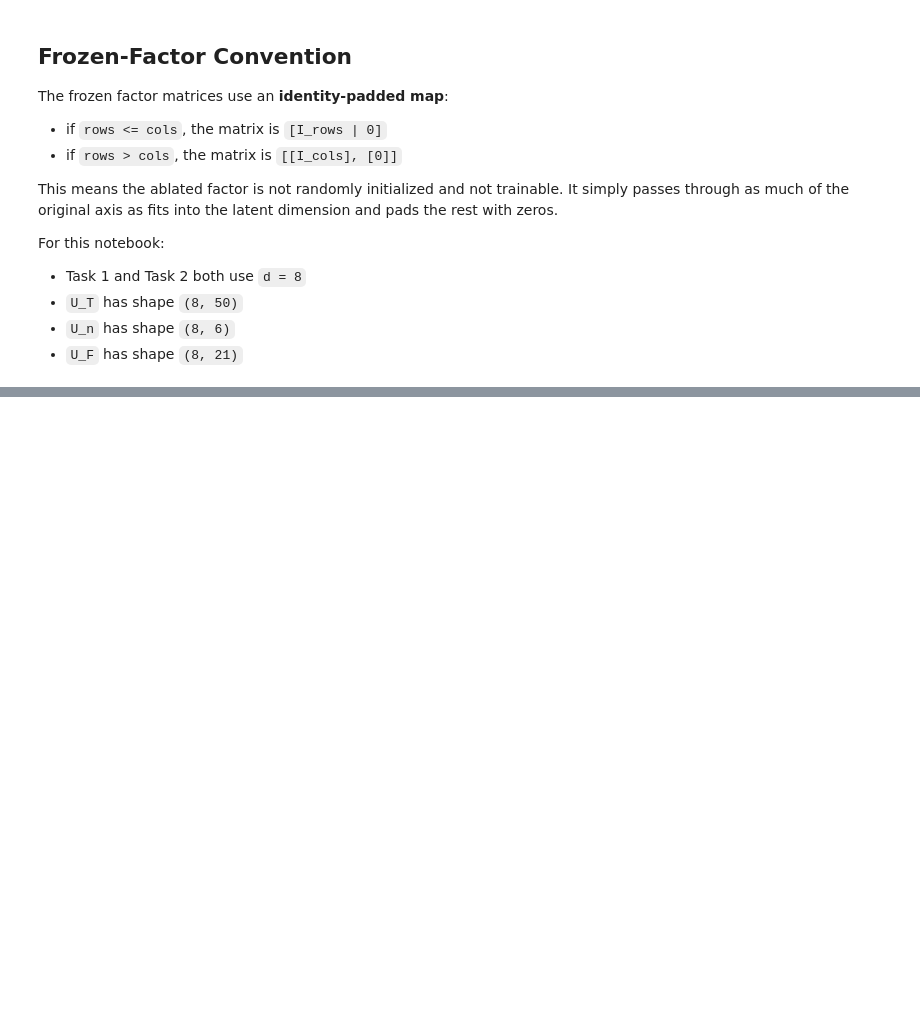
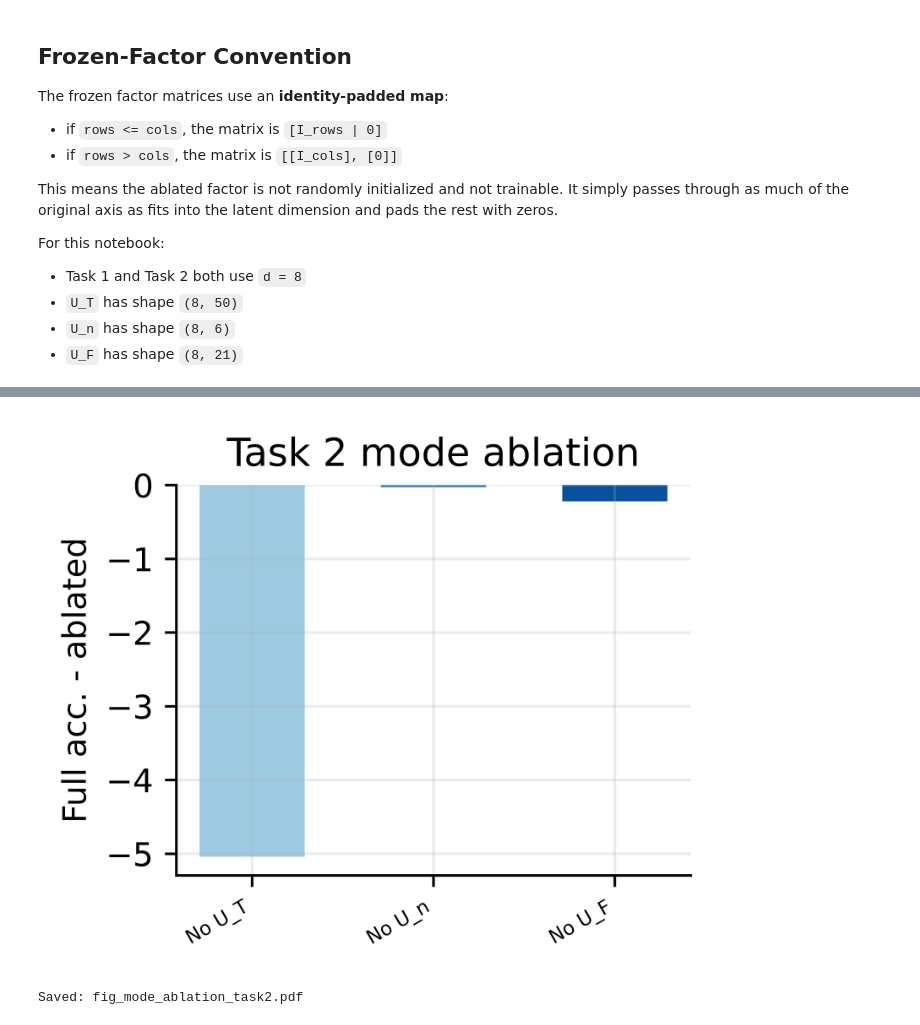
Before and after one commit to vantnprof/ML-QRC, a Jupyter notebook: notebooks/mode_ablation_ml_qrc.ipynb, the cells around one changed output, grey strips where cells are left out. Drawn from its saved outputs; the diff is of its cells as text; code cells hidden in the pictures; blank space fills up the shorter version.

```diff
--- a/notebooks/mode_ablation_ml_qrc.ipynb
+++ b/notebooks/mode_ablation_ml_qrc.ipynb
@@ -444,18 +513,19 @@ display(task1_summary)
 # This cell runs the Task 2 full-data mode ablation over the same
 # 10 seeds used by the main notebook.
 #
-# If the raw and summary CSVs already exist, we load them instead of
-# retraining. This keeps the notebook fast when only the reporting
-# layer changes.
+# If the raw CSV exists and matches the current implementation version,
+# we load it and recompute the summary. Otherwise we retrain.
 
 task2_raw_csv = ARTIFACT_DIR / "task2_mode_ablation_raw.csv"
 task2_summary_csv = ARTIFACT_DIR / "task2_mode_ablation_summary.csv"
 
-if task2_raw_csv.exists() and task2_summary_csv.exists():
-    print(f"Loading cached Task 2 mode ablation: {task2_summary_csv.name}")
-    task2_raw = pd.read_csv(task2_raw_csv)
-    task2_summary = pd.read_csv(task2_summary_csv)
+task2_raw = pd.read_csv(task2_raw_csv) if task2_raw_csv.exists() else None
+
+if task2_raw is not None and cache_is_current(task2_raw):
+    print(f"Loading cached Task 2 mode ablation: {task2_raw_csv.name}")
 else:
+    if task2_raw is not None:
+        print("Ignoring stale Task 2 mode ablation cache; recomputing.")
     task2_train_subset = np.arange(len(task2_y_train), dtype=np.int64)
     task2_scaler = Standardizer().fit(task2_train_qrc[task2_train_subset])
     task2_Xtr = task2_scaler.transform(task2_train_qrc[task2_train_subset])
@@ -478,19 +548,17 @@ else:
                     "ablation": spec["label"],
                     "freeze_mode": spec["freeze_mode"] if spec["freeze_mode"] is not None else "none",
                     "accuracy": score,
+                    "implementation_version": CONFIG["implementation_version"],
                 }
             )
             del model, predictions
             gc.collect()
 
+        print(f"  Task 2 seed={seed} complete")
+
     task2_raw = pd.DataFrame(task2_rows)
-    task2_summary = (
-        task2_raw.groupby("ablation", sort=False)["accuracy"]
-        .agg(["mean", "std"])
-        .reset_index()
-        .rename(columns={"mean": "acc_mean", "std": "acc_std"})
-    )
 
+task2_summary = summarize_task2_raw(task2_raw)
 task2_full_mean = float(task2_summary.loc[task2_summary["ablation"] == "Full ML-QRC", "acc_mean"].iloc[0])
 task2_summary["drop_vs_full"] = task2_full_mean - task2_summary["acc_mean"]
 
@@ -606,21 +722,24 @@ print("Saved: fig_mode_ablation_task1.pdf")
 # %%
 # This cell creates a compact Task 2 drop figure.
 
 task2_plot = task2_summary.copy()
 task2_plot = task2_plot.loc[task2_plot["ablation"] != "Full ML-QRC"].reset_index(drop=True)
 
 fig, ax = plt.subplots(figsize=(3, 2.5), dpi=1000)
 x = np.arange(len(task2_plot))
 ax.bar(x, task2_plot["drop_vs_full"], width=0.58, color=["#9ecae1", "#3182bd", "#08519c"])
 ax.set_xticks(x)
 ax.set_xticklabels(task2_plot["ablation"], rotation=30, ha="right", fontsize=6)
-ax.set_ylabel("Accuracy drop vs full")
+ax.set_ylabel("Full acc. - ablated")
 ax.set_title("Task 2 mode ablation")
 plt.tight_layout()
 plt.savefig(ARTIFACT_DIR / "fig_mode_ablation_task2.pdf", bbox_inches="tight")
 plt.savefig(ARTIFACT_DIR / "fig_mode_ablation_task2.png", bbox_inches="tight")
 plt.show()
 print("Saved: fig_mode_ablation_task2.pdf")
+# %% [output]
+[figure, added]
+Saved: fig_mode_ablation_task2.pdf
 # %% [markdown]
 ## Summary
 
```
Also changed, not shown: parts of 12 cells of this notebook, 3 other files.
